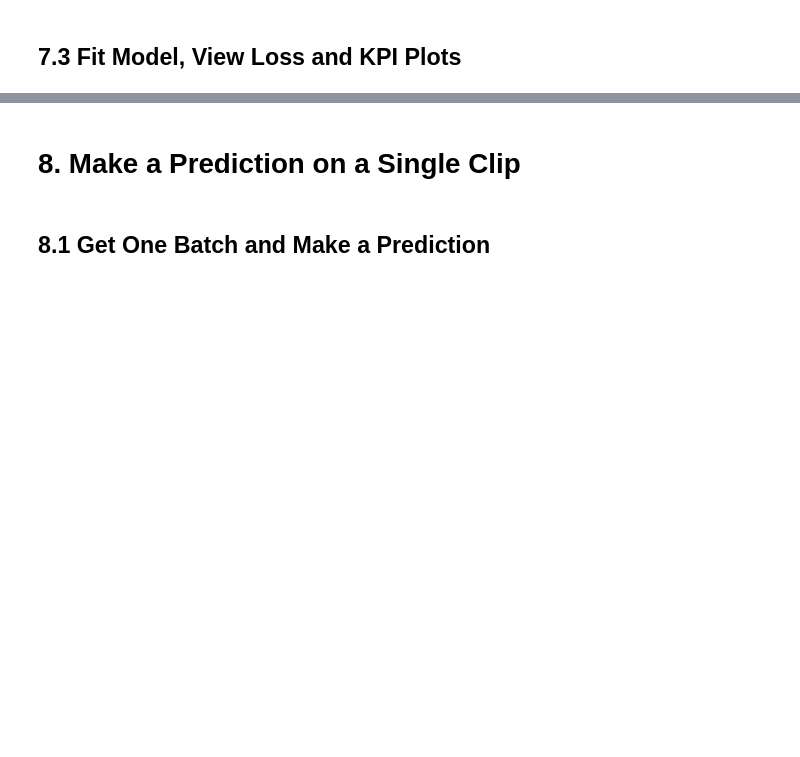
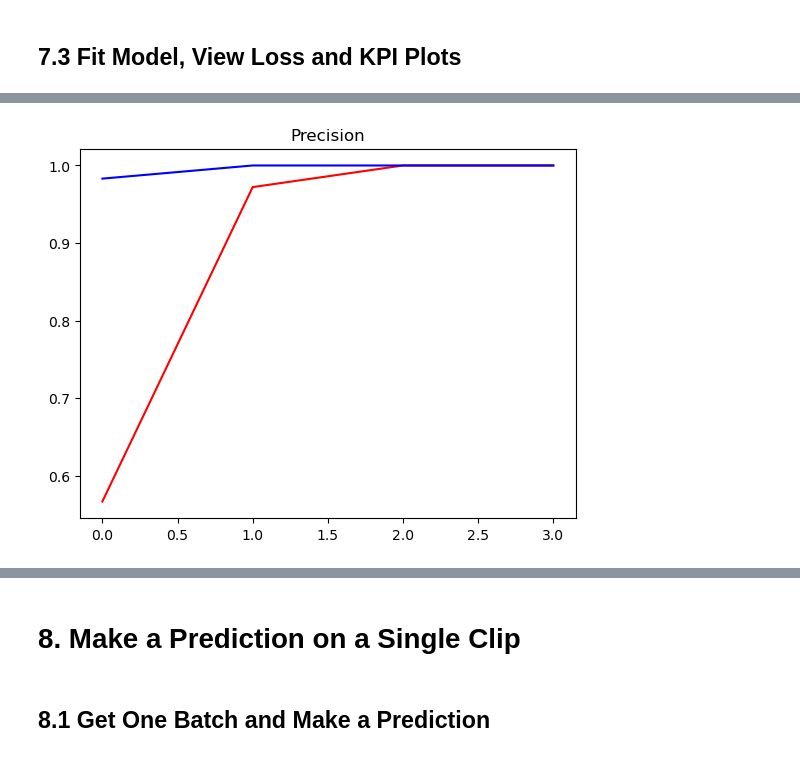
Before and after one commit to Koala280/ventilanalyse, a Jupyter notebook: another_tutorial/AudioClassification.ipynb, the cells around one changed output, grey strips where cells are left out. Drawn from its saved outputs; the diff is of its cells as text; code cells hidden in the pictures; blank space fills up the shorter version.

```diff
--- a/another_tutorial/AudioClassification.ipynb
+++ b/another_tutorial/AudioClassification.ipynb
@@ -242,0 +301,7 @@ plt.show()
+# %%
+plt.title('Precision')
+plt.plot(hist2.history['precision_5'], 'r')
+plt.plot(hist2.history['val_precision_5'], 'b')
+plt.show()
+# %% [output]
+[figure, added]
```
Also changed, not shown: parts of 34 cells of this notebook, 1 other file.
